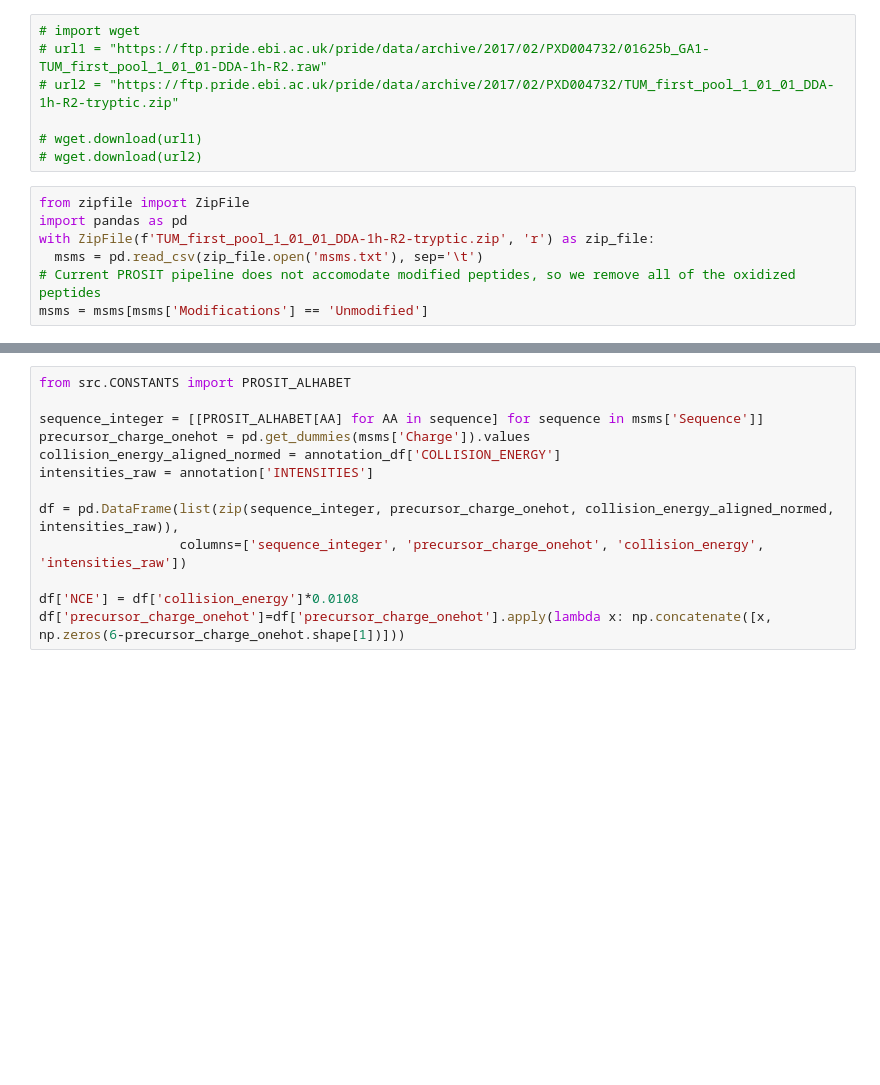
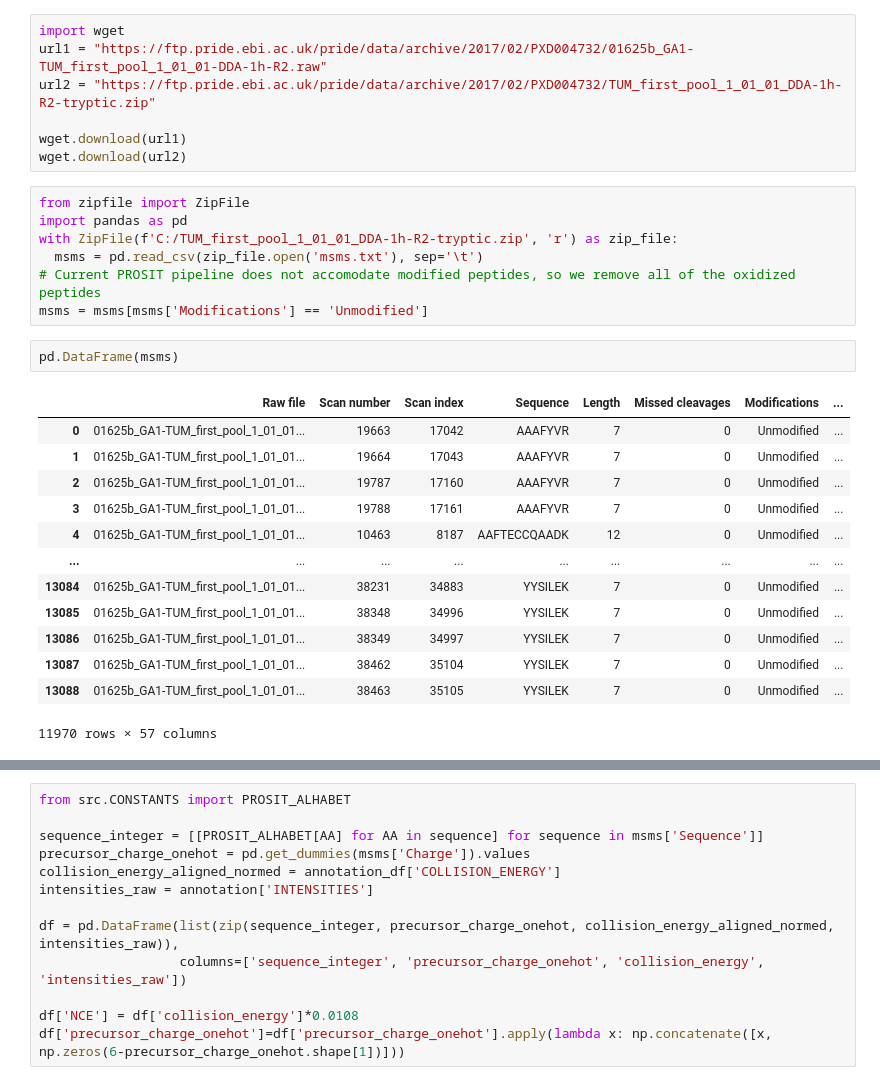
Before and after one commit to benjaminnigjeh/ms2, a Jupyter notebook: nbs/backend.ipynb, the cells around one changed output, grey strips where cells are left out. Drawn from its saved outputs; the diff is of its cells as text; blank space fills up the shorter version.

```diff
--- a/nbs/backend.ipynb
+++ b/nbs/backend.ipynb
@@ -1,16 +1,32 @@
 # %%
-# import wget
-# url1 = "https://ftp.pride.ebi.ac.uk/pride/data/archive/2017/02/PXD004732/01625b_GA1-TUM_first_pool_1_01_01-DDA-1h-R2.raw"
-# url2 = "https://ftp.pride.ebi.ac.uk/pride/data/archive/2017/02/PXD004732/TUM_first_pool_1_01_01_DDA-1h-R2-tryptic.zip"
+import wget
+url1 = "https://ftp.pride.ebi.ac.uk/pride/data/archive/2017/02/PXD004732/01625b_GA1-TUM_first_pool_1_01_01-DDA-1h-R2.raw"
+url2 = "https://ftp.pride.ebi.ac.uk/pride/data/archive/2017/02/PXD004732/TUM_first_pool_1_01_01_DDA-1h-R2-tryptic.zip"
 
-# wget.download(url1)
-# wget.download(url2)
+wget.download(url1)
+wget.download(url2)
 # %%
 from zipfile import ZipFile
 import pandas as pd
-with ZipFile(f'TUM_first_pool_1_01_01_DDA-1h-R2-tryptic.zip', 'r') as zip_file:
+with ZipFile(f'C:/TUM_first_pool_1_01_01_DDA-1h-R2-tryptic.zip', 'r') as zip_file:
   msms = pd.read_csv(zip_file.open('msms.txt'), sep='\t')
 # Current PROSIT pipeline does not accomodate modified peptides, so we remove all of the oxidized peptides
 msms = msms[msms['Modifications'] == 'Unmodified']
+# %%
+pd.DataFrame(msms)
+# %% [output]
+|  | Raw file | Scan number | Scan index | Sequence | Length | Missed cleavages | Modifications | ... |
+| 0 | 01625b_GA1-TUM_first_pool_1_01_01... | 19663 | 17042 | AAAFYVR | 7 | 0 | Unmodified | ... |
+| 1 | 01625b_GA1-TUM_first_pool_1_01_01... | 19664 | 17043 | AAAFYVR | 7 | 0 | Unmodified | ... |
+| 2 | 01625b_GA1-TUM_first_pool_1_01_01... | 19787 | 17160 | AAAFYVR | 7 | 0 | Unmodified | ... |
+| 3 | 01625b_GA1-TUM_first_pool_1_01_01... | 19788 | 17161 | AAAFYVR | 7 | 0 | Unmodified | ... |
+| 4 | 01625b_GA1-TUM_first_pool_1_01_01... | 10463 | 8187 | AAFTECCQAADK | 12 | 0 | Unmodified | ... |
+| ... | ... | ... | ... | ... | ... | ... | ... | ... |
+| 13084 | 01625b_GA1-TUM_first_pool_1_01_01... | 38231 | 34883 | YYSILEK | 7 | 0 | Unmodified | ... |
+| 13085 | 01625b_GA1-TUM_first_pool_1_01_01... | 38348 | 34996 | YYSILEK | 7 | 0 | Unmodified | ... |
+| 13086 | 01625b_GA1-TUM_first_pool_1_01_01... | 38349 | 34997 | YYSILEK | 7 | 0 | Unmodified | ... |
+| 13087 | 01625b_GA1-TUM_first_pool_1_01_01... | 38462 | 35104 | YYSILEK | 7 | 0 | Unmodified | ... |
+| 13088 | 01625b_GA1-TUM_first_pool_1_01_01... | 38463 | 35105 | YYSILEK | 7 | 0 | Unmodified | ... |
+11970 rows × 57 columns
 # %%
 from fisher_py import RawFile
```
Also changed, not shown: parts of 5 cells of this notebook, 5 other files.
